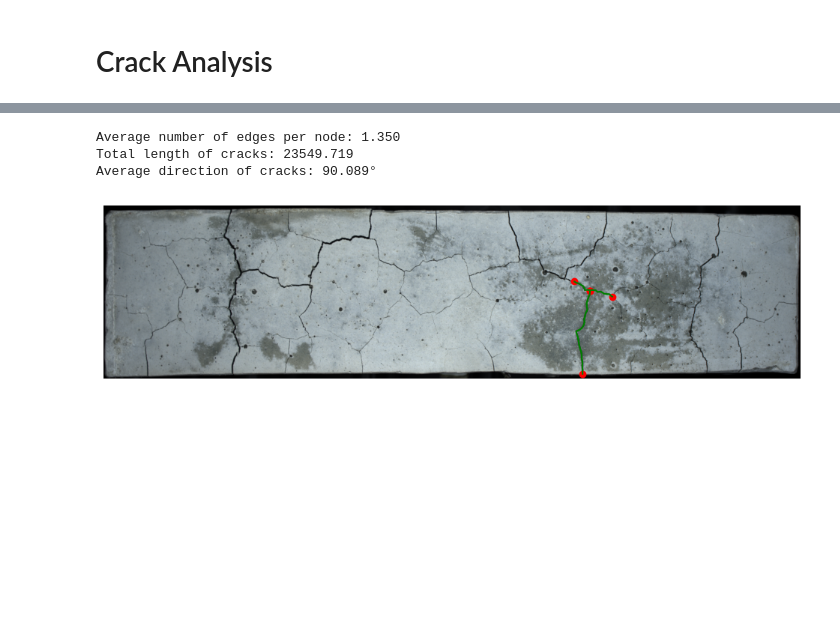
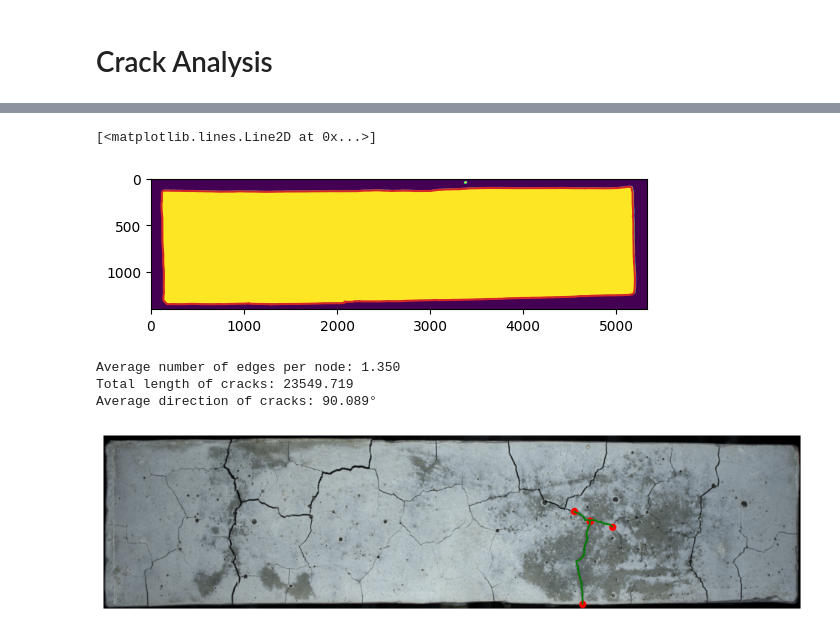
Before and after one commit to Rievil/CrackenPy, a Jupyter notebook: Dev/rosta_demo.ipynb, the cells around one changed output, grey strips where cells are left out. Saved outputs shown, nothing was run; the diff lists cells and outputs as text; code cells hidden in the pictures; blank space fills up the shorter version.

```diff
--- a/Dev/rosta_demo.ipynb
+++ b/Dev/rosta_demo.ipynb
@@ -25,3 +51,35 @@ To: /Library/Frameworks/Python.framework/Versions/3.12/lib/python3.12/site-packa
+# %%
+import numpy as np
+import cv2
+from skimage import measure
+import matplotlib.pyplot as plt
+
+r = cp.mask[:, :] == 0
+r = (~r).astype(np.uint8)
+
+total_area=r.shape[0]*r.shape[1]
+area_trsh=int(total_area*0.3)
+
+kernel = np.ones((20, 20), np.uint8)
+r = cv2.erode(r, kernel)
+r = cv2.dilate(r, kernel, iterations=1)
+
+contours = measure.find_contours(r, 0.8)
+
+area=0
+for i in range(len(contours)):
+    count=contours[i]
+    c = np.expand_dims(count.astype(np.float32), 1)
+    c = cv2.UMat(c)
+    area = cv2.contourArea(c)
+    if area>area_trsh:
+        break
+
+plt.imshow(r)
+plt.plot(count[:,1],count[:,0],color="tab:red")
+# %% [output]
+[<matplotlib.lines.Line2D at 0x...>]
+[figure, added]
 # %%
 imgr, maskr = get_countours(cp, plot=False)
 mask_r, img_r = get_crack_mask(imgr, maskr, plot=False)
```
Also changed, not shown: parts of 6 cells of this notebook, 9 other files.
